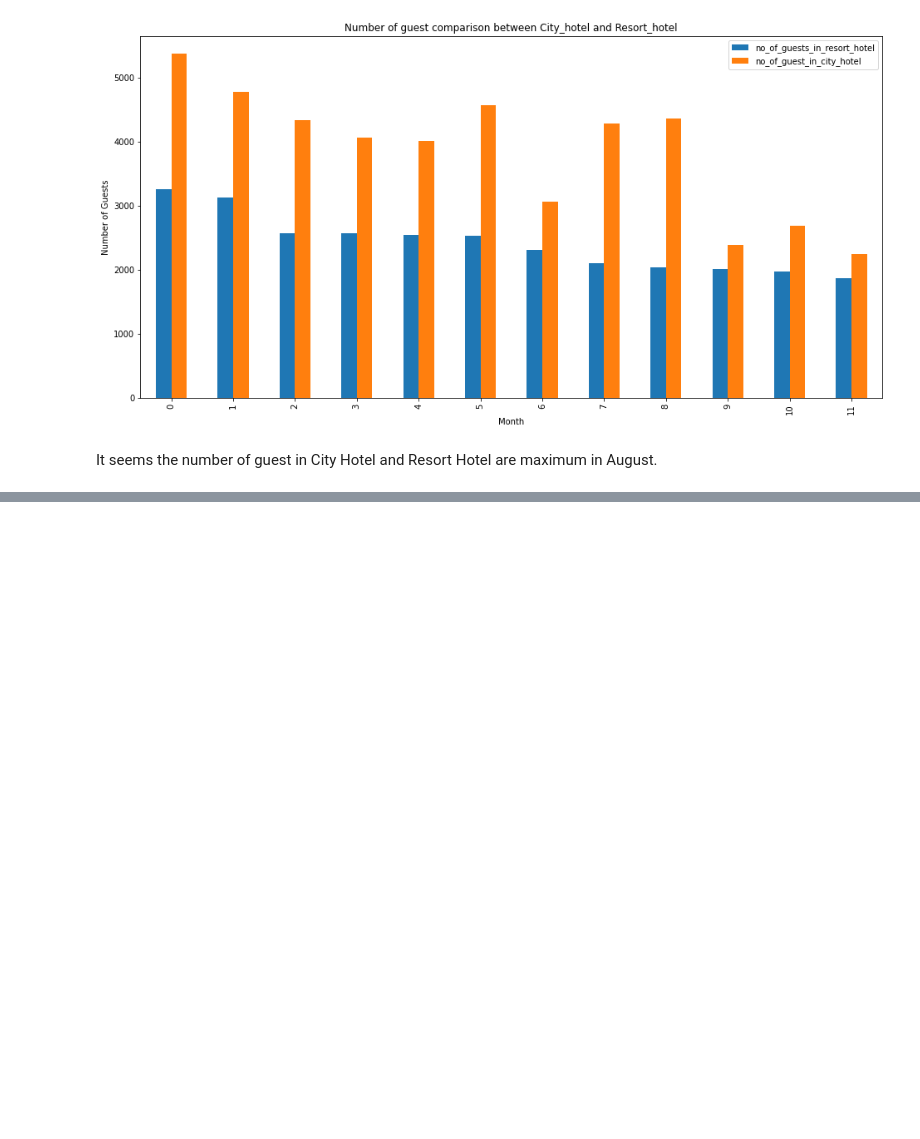
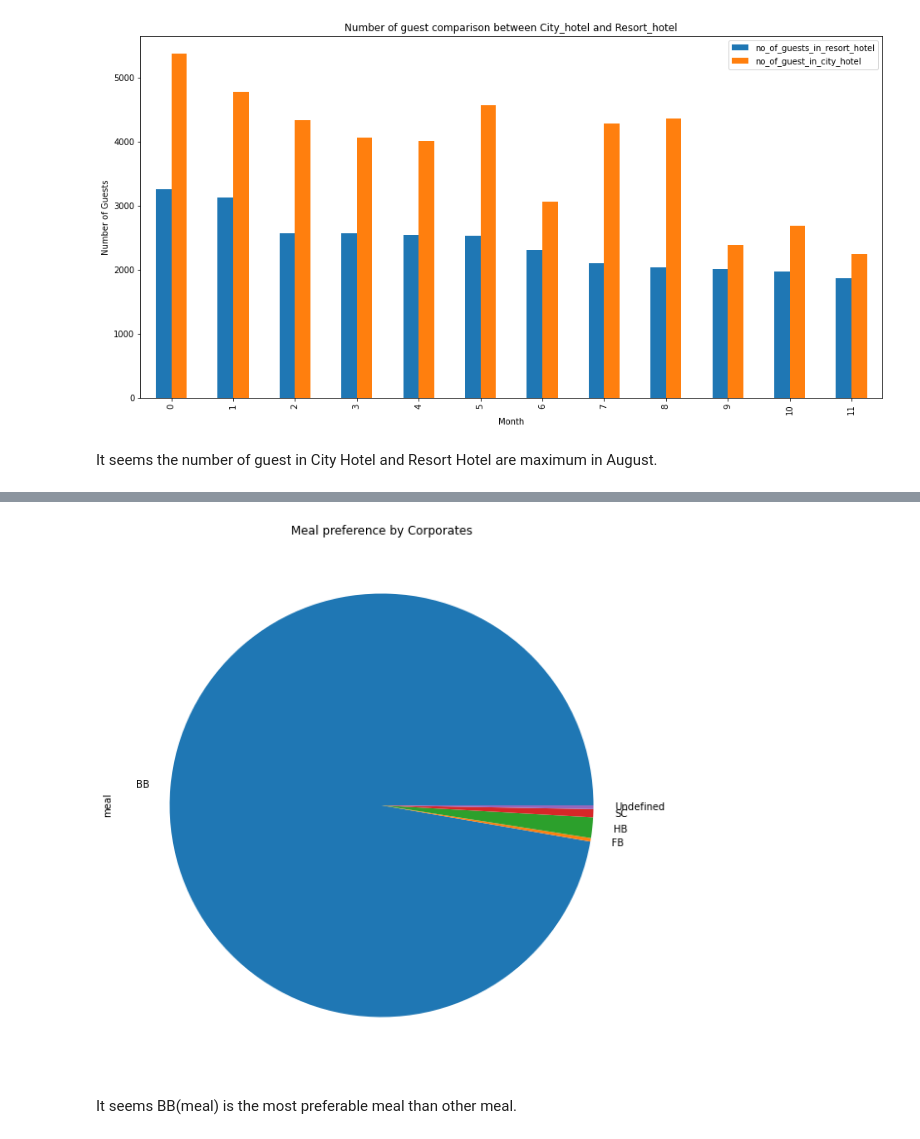
Before and after one commit to Ashik9576/Hotel-Booking-Analysis, a Jupyter notebook: Copy_of_Hotel_Booking_Analysis_Capstone_Project.ipynb, the cells around one changed output, grey strips where cells are left out. Drawn from its saved outputs; the diff is of its cells as text; code cells hidden in the pictures; blank space fills up the shorter version.

```diff
--- a/Copy_of_Hotel_Booking_Analysis_Capstone_Project.ipynb
+++ b/Copy_of_Hotel_Booking_Analysis_Capstone_Project.ipynb
@@ -198,0 +239,5 @@ It seems the number of guest in City Hotel and Resort Hotel are maximum in Augus
+# %%
+c_meal = hotel_booking.loc[hotel_booking['market_segment'] == 'Corporate', ['market_segment','meal']]
+# %%
+cm = c_meal.groupby(['meal'])['meal'].count()
+cm
@@ -198,0 +252,6 @@ It seems the number of guest in City Hotel and Resort Hotel are maximum in Augus
+# %%
+d=cm.plot(kind='pie', figsize = (10,10), title = 'Meal preference by Corporates')
+# %% [output]
+[figure, added]
+# %% [markdown]
+It seems BB(meal) is the most preferable meal than other meal.
```
Also changed, not shown: parts of 10 cells of this notebook.
